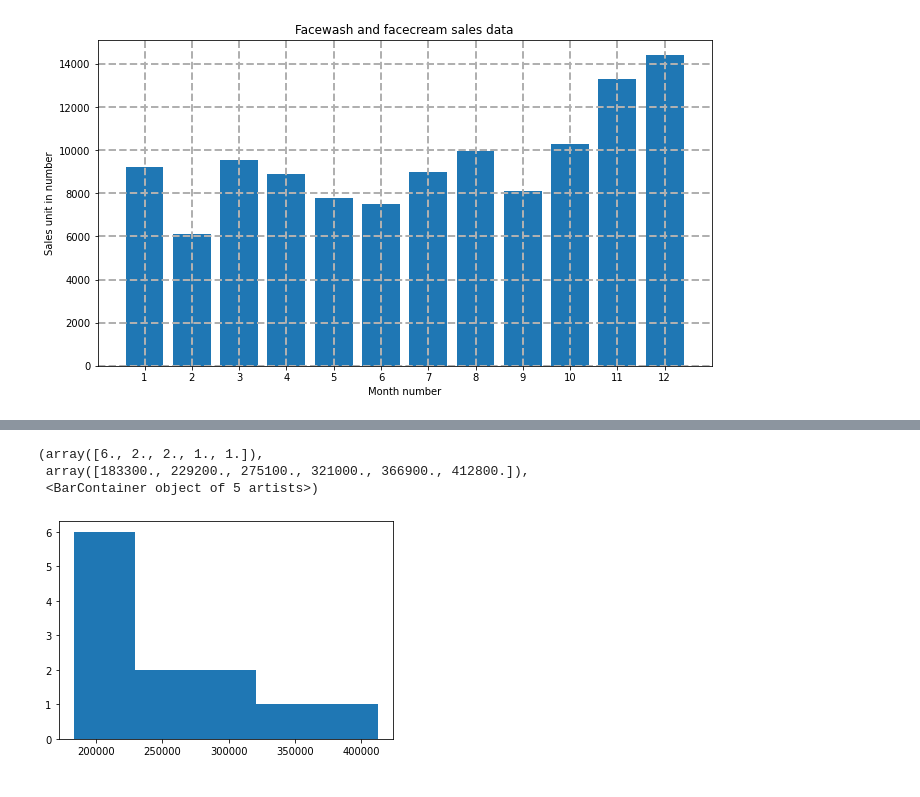
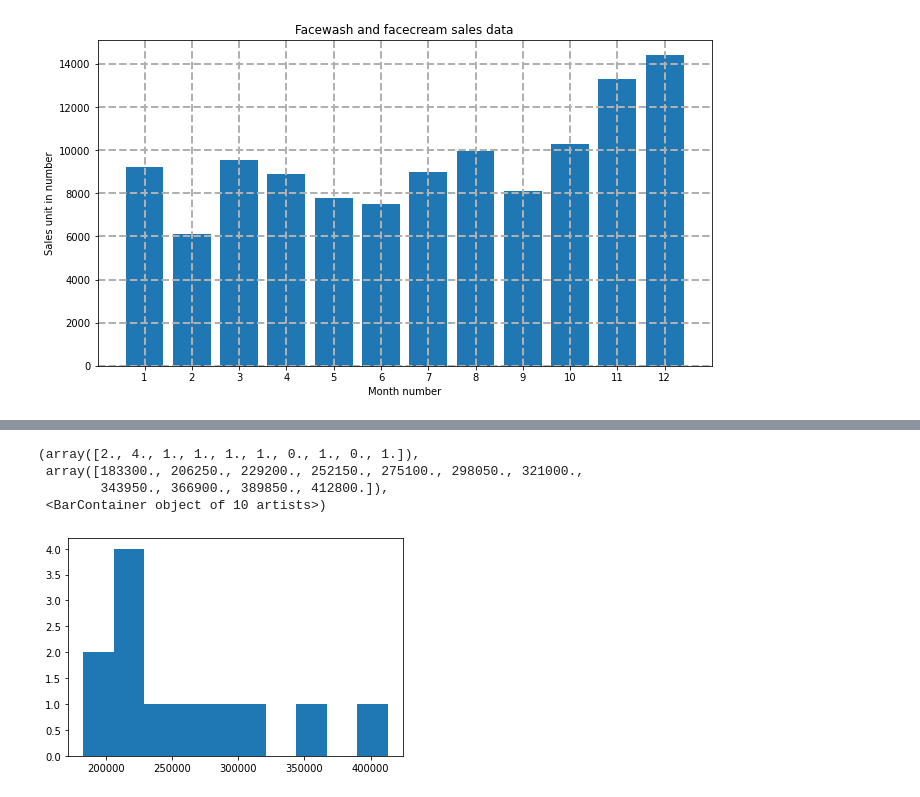
Before and after one commit to namhai03/Phantich_python, a Jupyter notebook: Week-8/Exercises.ipynb, the cells around one changed output, grey strips where cells are left out. Drawn from its saved outputs; the diff is of its cells as text; code cells hidden in the pictures.

```diff
--- a/Week-8/Exercises.ipynb
+++ b/Week-8/Exercises.ipynb
@@ -14,6 +14,7 @@ from collections import Counter
 ### Step 2. Import the dataset from this [address](https://github.com/thieu1995/csv-files/blob/main/data/matplotlib/company_sales_data.csv).
 # %%
 df = pd.read_csv("https://raw.githubusercontent.com/thieu1995/csv-files/main/data/matplotlib/company_sales_data.csv")
+df.index = df.month_number
 df
 # %% [output]
 |  | month_number | facecream | facewash | toothpaste | bathingsoap | shampoo | moisturizer | total_units | ... |
@@ -149,12 +151,13 @@ ax.bar(df.month_number, df.bathingsoap);
 ![img](https://github.com/thieu1995/pandas/blob/main/11_matplotlib/company-sale/img/07.png?raw=1)
 # %%
 
-plt.hist(df.total_profit, label = 'Profit data', bins=5)
+plt.hist(df.total_profit, label = 'Profit data')
 # %% [output]
-(array([6., 2., 2., 1., 1.]),
- array([183300., 229200., 275100., 321000., 366900., 412800.]),
- <BarContainer object of 5 artists>)
+(array([2., 4., 1., 1., 1., 1., 0., 1., 0., 1.]),
+ array([183300., 206250., 229200., 252150., 275100., 298050., 321000.,
+        343950., 366900., 389850., 412800.]),
+ <BarContainer object of 10 artists>)
-[figure, old version]
+[figure, new version]
 # %% [markdown]
 ### Exercise 8: Calculate total sale data for last year for each product and show it using a Pie chart
 
```
Also changed, not shown: parts of 15 cells of this notebook.
